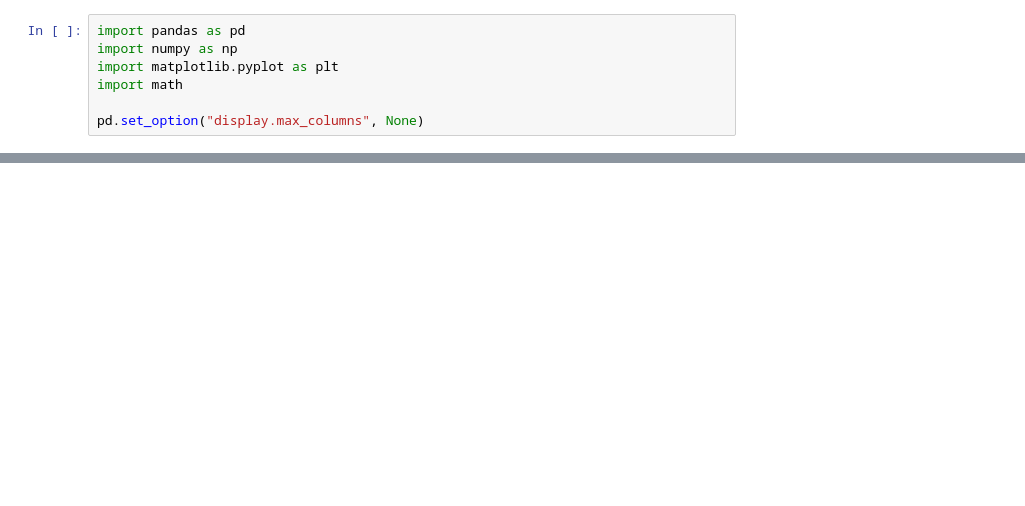
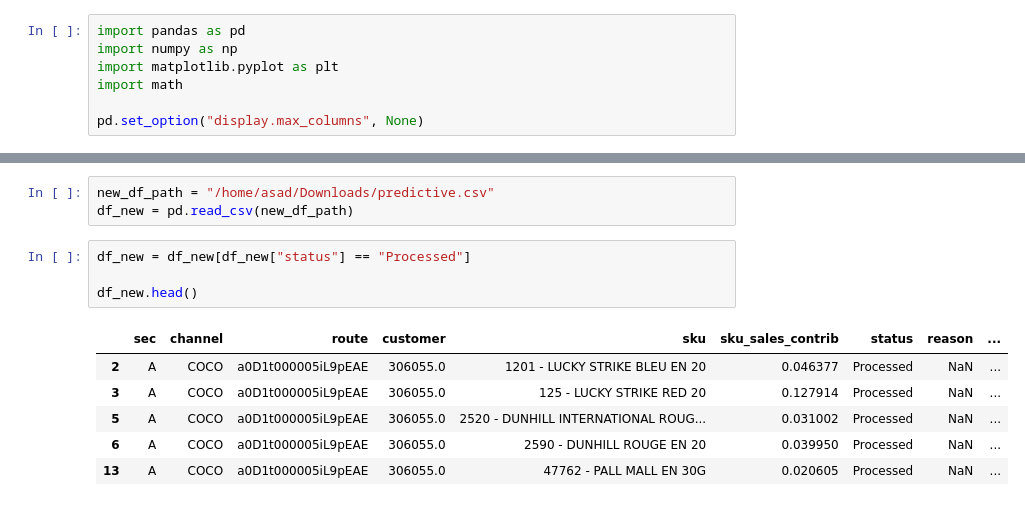
Before and after one commit to asadali163/FE, a Jupyter notebook: src/notebooks/EDA_and_data_work/feature_engineering.ipynb, the cells around one changed output, grey strips where cells are left out. Cells and saved outputs as stored; diff of their text form; blank space fills up the shorter version.

```diff
--- a/src/notebooks/EDA_and_data_work/feature_engineering.ipynb
+++ b/src/notebooks/EDA_and_data_work/feature_engineering.ipynb
@@ -121,0 +546,14 @@ Their sale is only:  83.37 %
+# %%
+new_df_path = "/home/asad/Downloads/predictive.csv"
+df_new = pd.read_csv(new_df_path)
+# %%
+df_new = df_new[df_new["status"] == "Processed"]
+
+df_new.head()
+# %% [output]
+|  | sec | channel | route | customer | sku | sku_sales_contrib | status | reason | ... |
+| 2 | A | COCO | a0D1t000005iL9pEAE | 306055.0 | 1201 - LUCKY STRIKE BLEU EN 20 | 0.046377 | Processed | NaN | ... |
+| 3 | A | COCO | a0D1t000005iL9pEAE | 306055.0 | 125 - LUCKY STRIKE RED 20 | 0.127914 | Processed | NaN | ... |
+| 5 | A | COCO | a0D1t000005iL9pEAE | 306055.0 | 2520 - DUNHILL INTERNATIONAL ROUG... | 0.031002 | Processed | NaN | ... |
+| 6 | A | COCO | a0D1t000005iL9pEAE | 306055.0 | 2590 - DUNHILL ROUGE EN 20 | 0.039950 | Processed | NaN | ... |
+| 13 | A | COCO | a0D1t000005iL9pEAE | 306055.0 | 47762 - PALL MALL EN 30G | 0.020605 | Processed | NaN | ... |
```
Also changed, not shown: parts of 57 cells of this notebook, 14 other files.
